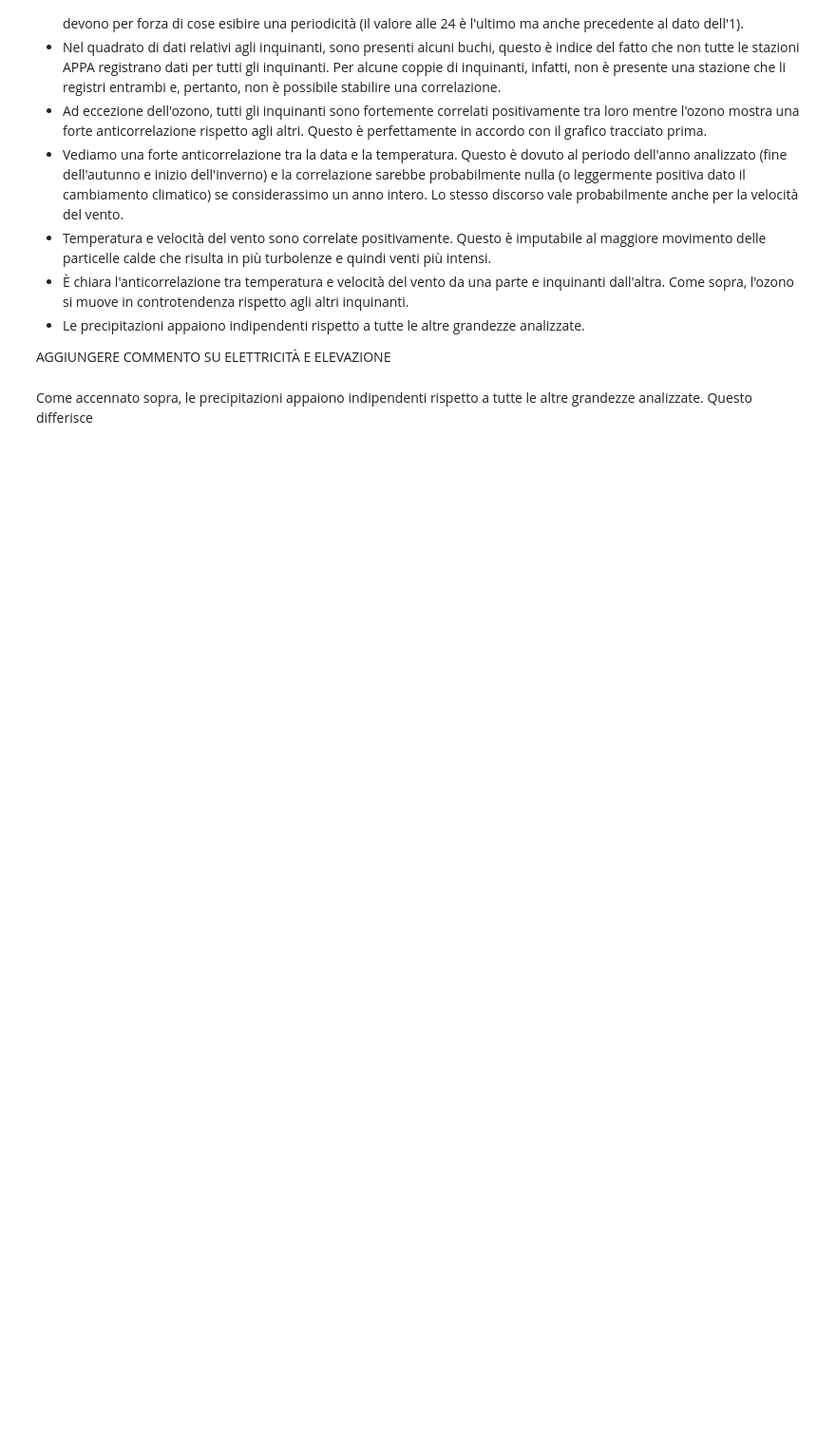
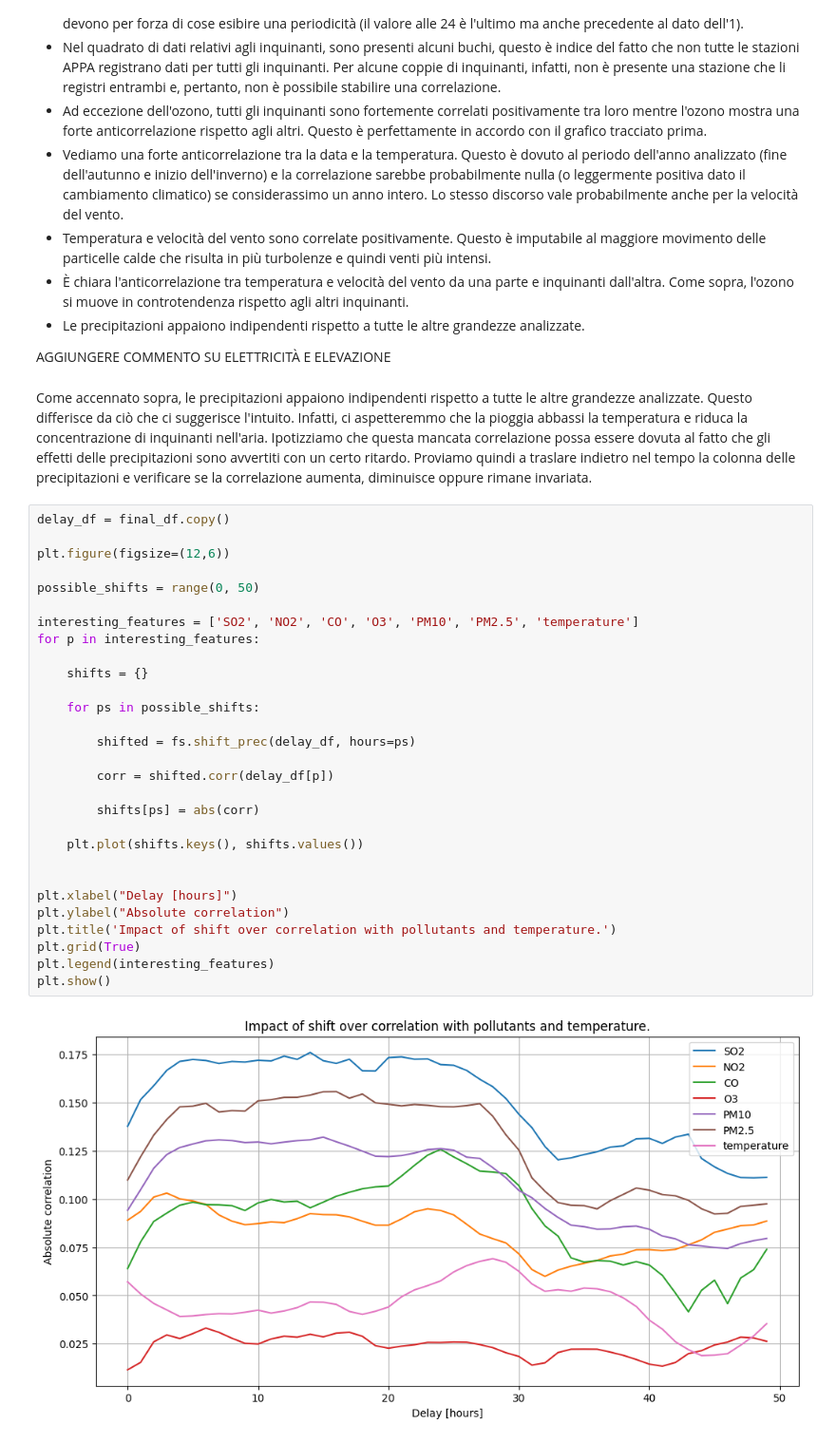
Before and after one commit to CarloDegasperi/DataScience, a Jupyter notebook: notebooks/EDA.ipynb, the cells around one changed output. Shown at 95% size. Drawn from its saved outputs; the diff is of its cells as text; blank space fills up the shorter version.

```diff
--- a/notebooks/EDA.ipynb
+++ b/notebooks/EDA.ipynb
@@ -607,4 +650,35 @@ La matrice di correlazione indica alcuni trend interessanti:
 
 AGGIUNGERE COMMENTO SU ELETTRICITÀ E ELEVAZIONE
 # %% [markdown]
-Come accennato sopra, le precipitazioni appaiono indipendenti rispetto a tutte le altre grandezze analizzate. Questo differisce
+Come accennato sopra, le precipitazioni appaiono indipendenti rispetto a tutte le altre grandezze analizzate. Questo differisce da ciò che ci suggerisce l'intuito. Infatti, ci aspetteremmo che la pioggia abbassi la temperatura e riduca la concentrazione di inquinanti nell'aria. Ipotizziamo che questa mancata correlazione possa essere dovuta al fatto che gli effetti delle precipitazioni sono avvertiti con un certo ritardo. Proviamo quindi a traslare indietro nel tempo la colonna delle precipitazioni e verificare se la correlazione aumenta, diminuisce oppure rimane invariata.
+# %%
+delay_df = final_df.copy()
+
+plt.figure(figsize=(12,6))
+
+possible_shifts = range(0, 50)
+
+interesting_features = ['SO2', 'NO2', 'CO', 'O3', 'PM10', 'PM2.5', 'temperature']
+for p in interesting_features:
+
+    shifts = {}
+
+    for ps in possible_shifts:
+
+        shifted = fs.shift_prec(delay_df, hours=ps)
+
+        corr = shifted.corr(delay_df[p])
+
+        shifts[ps] = abs(corr)
+
+    plt.plot(shifts.keys(), shifts.values())
+
+
+plt.xlabel("Delay [hours]")
+plt.ylabel("Absolute correlation")
+plt.title('Impact of shift over correlation with pollutants and temperature.')
+plt.grid(True)
+plt.legend(interesting_features)
+plt.show()
+# %% [output]
+[figure, added]
```
Also changed, not shown: parts of 9 cells of this notebook, 1 other file.
